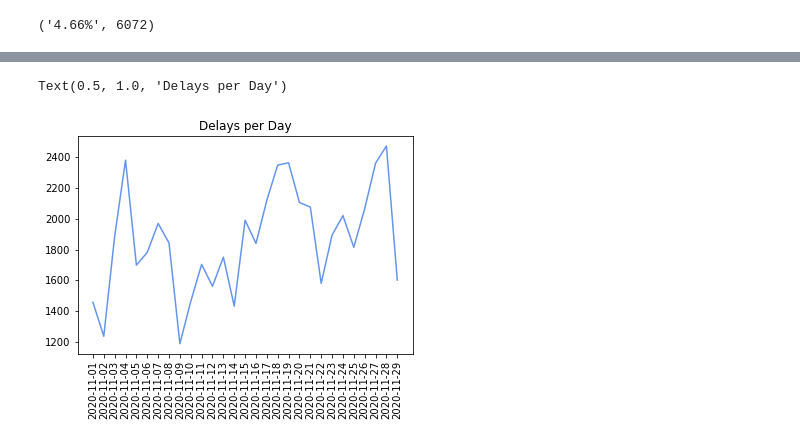
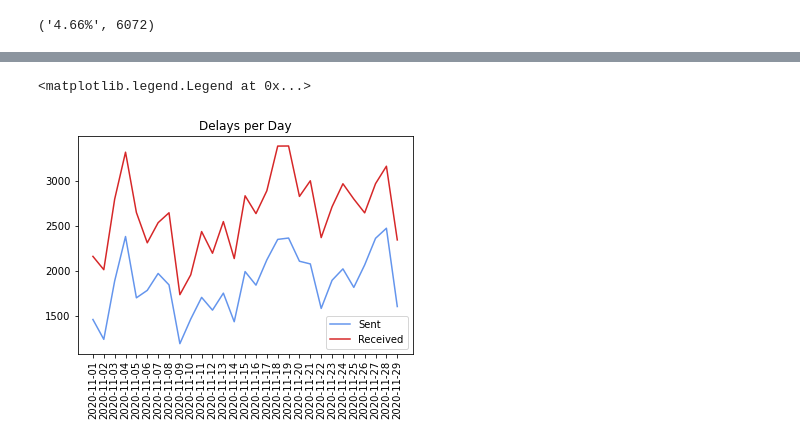
Before and after one commit to dacoster90/Communication-Analyzer, a Jupyter notebook: messages_analysis_november2020.ipynb, the cells around one changed output, grey strips where cells are left out. Drawn from its saved outputs; the diff is of its cells as text; code cells hidden in the pictures.

Commit message:
Added Time Series, Trend and Seasonality (completed)

```diff
--- a/messages_analysis_november2020.ipynb
+++ b/messages_analysis_november2020.ipynb
@@ -192,12 +159,43 @@ df_sent.head()
+# %%
+# Time Series of the month
+
+# Sent
+# Adding a new column 'ADD' to dataframe to convert and slice the time from the date.
+df_sent['DATE'] = df_sent.iloc[:,5]
+for i in range(0,len(df_sent['HM_ID_HM']),1):
+    df_sent.iloc[i,12] = str(df_sent.iloc[i,12]) # Converting to String
+    df_sent.iloc[i,12] = df_sent.iloc[i,12][:10] # Slicing - removing the time from the format
+
+# Grouping number of messages per day
+ts_sent = df_sent.groupby(['DATE']).size()
+
+
+# Received
+# Adding a new column 'ADD' to dataframe to convert and slice the time from the date.
+df_received['DATE'] = df_received.iloc[:,5]
+for i in range(0,len(df_received['HM_ID_HM']),1):
+    df_received.iloc[i,12] = str(df_received.iloc[i,12]) # Converting to String
+    df_received.iloc[i,12] = df_received.iloc[i,12][:10] # Slicing - removing the time from the format
+
+# Grouping number of messages per day
+ts_received = df_received.groupby(['DATE']).size()
 # %%
-# Time series Graphs for Sent messages
-
-plt.plot(ts_sent,color ='cornflowerblue')
+# Time series Graphs for Sent and received messages
+# Sent
+plt.plot(ts_sent,color ='cornflowerblue', label='Sent')
 plt.xticks(rotation=90)
-#plt.yticks(range(0,max(ts_sent)+5,5))
-#for i in range(0,max(ts_sent)+5,5):
+#for i in range(1000,max(ts_sent),200):
 #    plt.axhline(y=i, color='black', linestyle='--',linewidth=0.5)
 plt.title("Delays per Day")
+
+# Received
+plt.plot(ts_received,color ='tab:red', label='Received')
+plt.xticks(rotation=90)
+#for i in range(1000,max(ts_sent),200):
+#    plt.axhline(y=i, color='black', linestyle='--',linewidth=0.5)
+plt.title("Delays per Day")
+
+plt.legend(loc='best')
 # %% [output]
-Text(0.5, 1.0, 'Delays per Day')
+<matplotlib.legend.Legend at 0x...>
-[figure, old version]
+[figure, new version]
```
Also changed, not shown: parts of 16 cells of this notebook.
